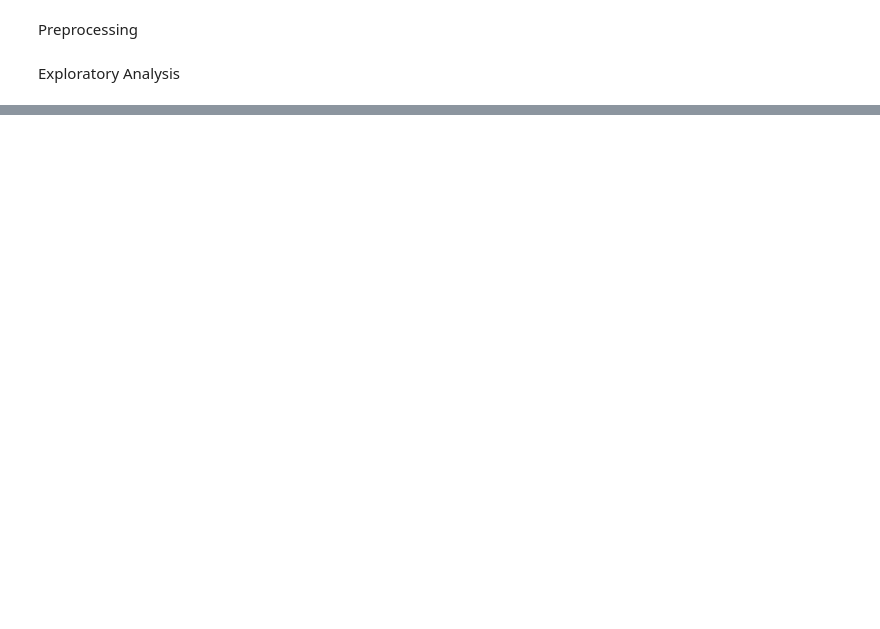
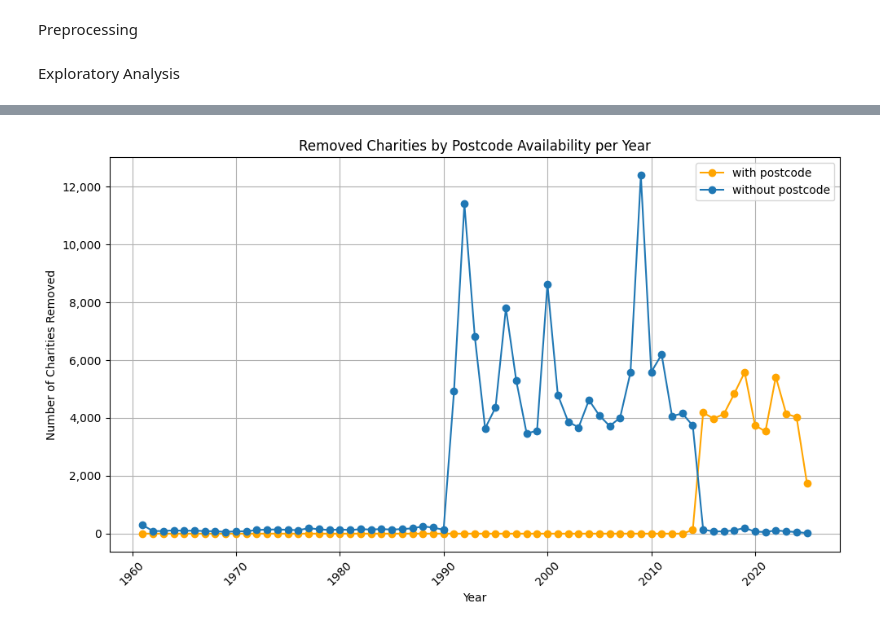
Before and after one commit to crystalyu917/The-Impact-of-Local-Council-Asset-Sales-on-Charity-Survival-in-England, a Jupyter notebook: src/analysis/charity.ipynb, the cells around one changed output, grey strips where cells are left out. Saved outputs shown, nothing was run; the diff lists cells and outputs as text; code cells hidden in the pictures; blank space fills up the shorter version.

```diff
--- a/src/analysis/charity.ipynb
+++ b/src/analysis/charity.ipynb
@@ -213,4 +230,8 @@ plt.show()
 # %%
+'''
+Plot removed charities by postcode availability per year
+This will show the number of removed charities categorized by postcode availability each year.
+'''
 # Ensure datetime conversion
 dataset['date_of_removal'] = pd.to_datetime(dataset['date_of_removal'], errors='coerce')
 
@@ -233,31 +254,33 @@ removed['removal_year'] = removed['date_of_removal'].dt.year
 removed_by_year_postcode = (
     removed.groupby(['removal_year', 'postcode_status'])
     .size()
     .unstack(fill_value=0)
     .sort_index()
 )
 
 # Plotting
 plt.figure(figsize=(10, 6))
 color_map = {
     'without postcode': '#1f77b4',
     'with postcode': 'orange'
 }
 for category in removed_by_year_postcode.columns:
     plt.plot(
         removed_by_year_postcode.index,
         removed_by_year_postcode[category],
         marker='o',
         label=category,
         color=color_map.get(category, 'grey')  # fallback colour if unexpected category
     )
 plt.title('Removed Charities by Postcode Availability per Year')
 plt.xlabel('Year')
 plt.ylabel('Number of Charities Removed')
 plt.grid(True)
 plt.xticks(rotation=45)
 plt.legend()
 plt.tight_layout()
 plt.gca().yaxis.set_major_formatter(mticker.FuncFormatter(lambda x, _: f'{int(x):,}'))
 plt.show()
+# %% [output]
+[figure, added]
 # %%
```
Also changed, not shown: parts of 8 cells of this notebook.
